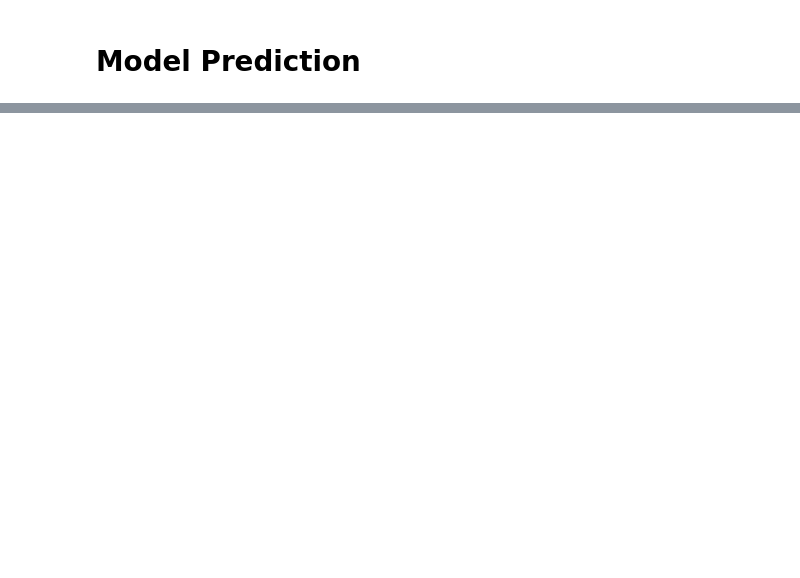
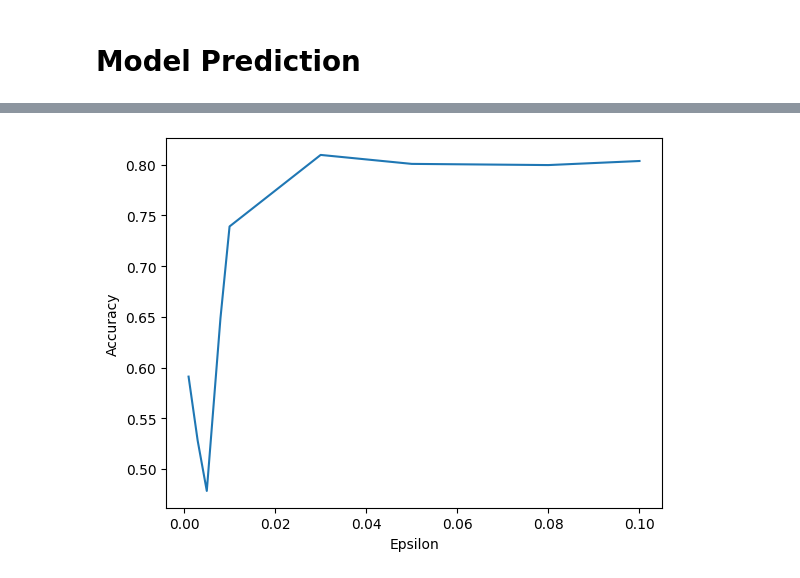
Before and after one commit to joeypas/DataPrivacyFinal, a Jupyter notebook: final.ipynb, the cells around one changed output, grey strips where cells are left out. Drawn from its saved outputs; the diff is of its cells as text; code cells hidden in the pictures; blank space fills up the shorter version.

```diff
--- a/final.ipynb
+++ b/final.ipynb
@@ -103,9 +103,10 @@ np.float64(0.821)
 # %%
 theta = np.zeros(X_train.shape[1])
 
-def predict(xi, theta, bias=0):
-    label = np.sign(xi @ theta + bias)
-    return label
+def predict(xi, theta, bias=0.0):
+    return np.sign(xi @ theta + bias)
 
-def accuracy(theta):
-    return np.sum(predict(X_test, theta) == y_test)/X_test.shape[0]
+def accuracy(theta, bias=0.0):
+    return np.sum(predict(X_test, theta, bias) == y_test) / X_test.shape[0]
+
+accuracy(model.coef_[0], model.intercept_[0])
@@ -172,0 +216,13 @@ np.float64(0.5786666666666667)
+# %%
+delta = 1e-5
+
+epsilons = [0.001, 0.003, 0.005, 0.008, 0.01, 0.03, 0.05, 0.08, 0.1]
+results  = [noisy_gradient_descent(10, epsilon, delta) for epsilon in epsilons]
+thetas, biases = zip(*results)
+accs     = [accuracy(theta, bias) for theta, bias in zip(thetas, biases)]
+
+plt.xlabel('Epsilon')
+plt.ylabel('Accuracy')
+plt.plot(epsilons, accs);
+# %% [output]
+[figure, added]
```
Also changed, not shown: parts of 20 cells of this notebook, 1 other file.
